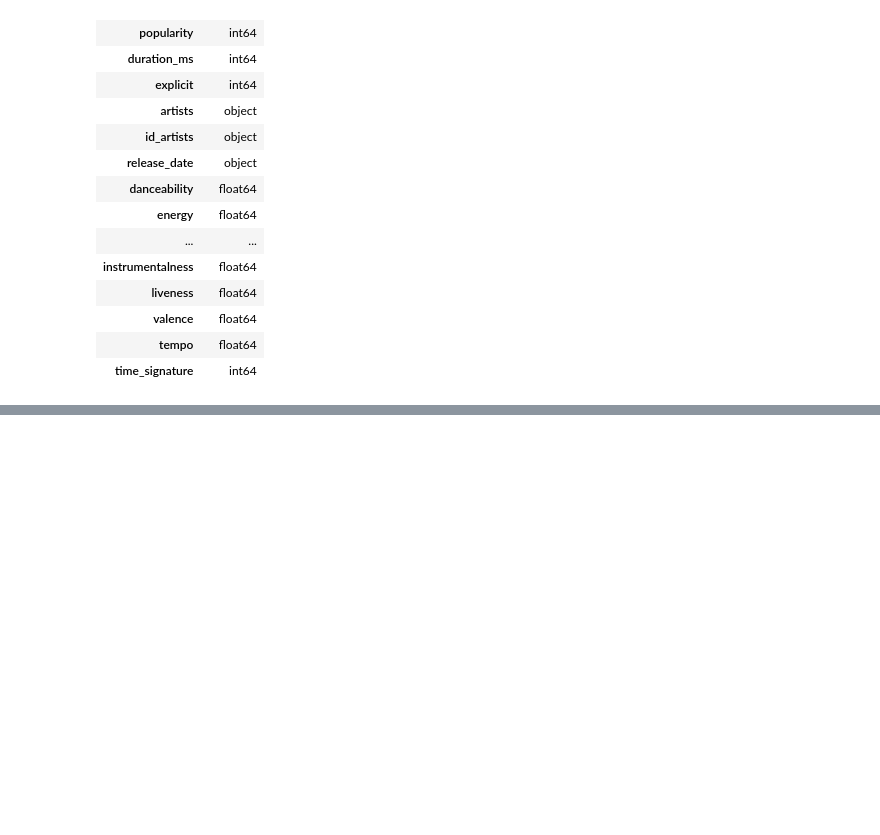
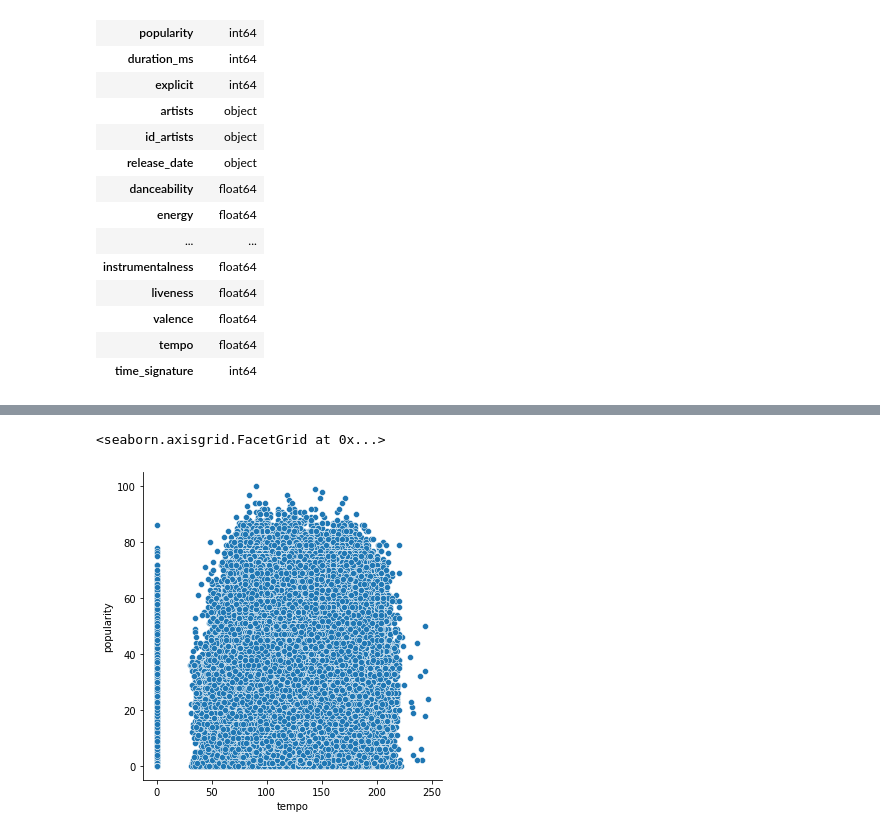
Before and after one commit to adityamulik/INFO-6105---Data-Science-Engineering-And-Tools, a Jupyter notebook: Final_Project/Spotify Music Prediction Algorithm.ipynb, the cells around one changed output, grey strips where cells are left out. Drawn from its saved outputs; the diff is of its cells as text; code cells hidden in the pictures; blank space fills up the shorter version.

Commit message:
Data Analysis

```diff
--- a/Final_Project/Spotify Music Prediction Algorithm.ipynb
+++ b/Final_Project/Spotify Music Prediction Algorithm.ipynb
@@ -9,2 +9,6 @@ import statsmodels.formula.api as smf
 
 %matplotlib inline
+# %%
+# Load Data from Google Drive
+drive.mount('/content/drive')
+csvFile = open('/content/drive/MyDrive/dataset_INFO6105/tracks.csv')
@@ -11,6 +17,6 @@ import statsmodels.formula.api as smf
 # %%
 # Load Data
-data = pd.read_csv('tracks.csv')
+data = pd.read_csv(csvFile)
 data.info()
 # %% [output]
 <class 'pandas.core.frame.DataFrame'>
@@ -73,0 +130,5 @@ pd.DataFrame(data.dtypes, columns=['DataType'])
+# %%
+sns.relplot(x="tempo", y="popularity", data=data)
+# %% [output]
+<seaborn.axisgrid.FacetGrid at 0x...>
+[figure, added]
```
Also changed, not shown: parts of 17 cells of this notebook.
